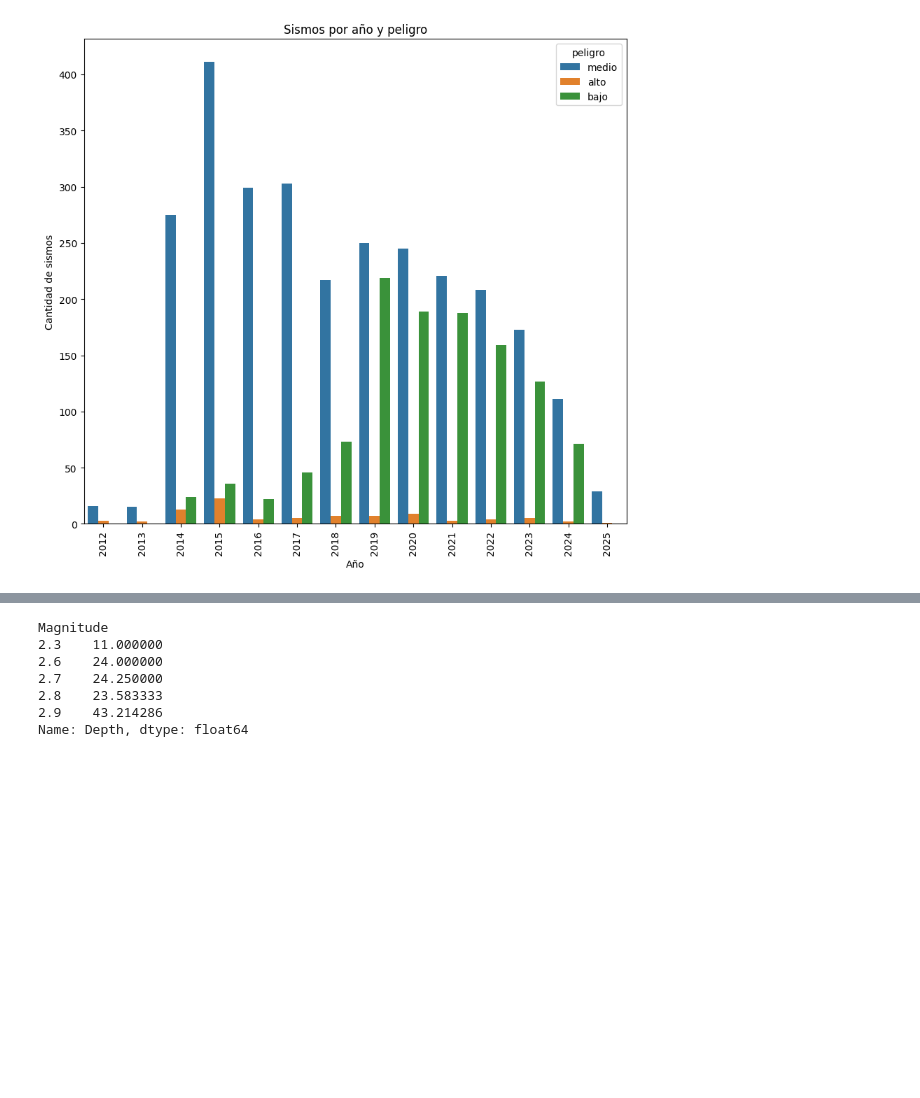
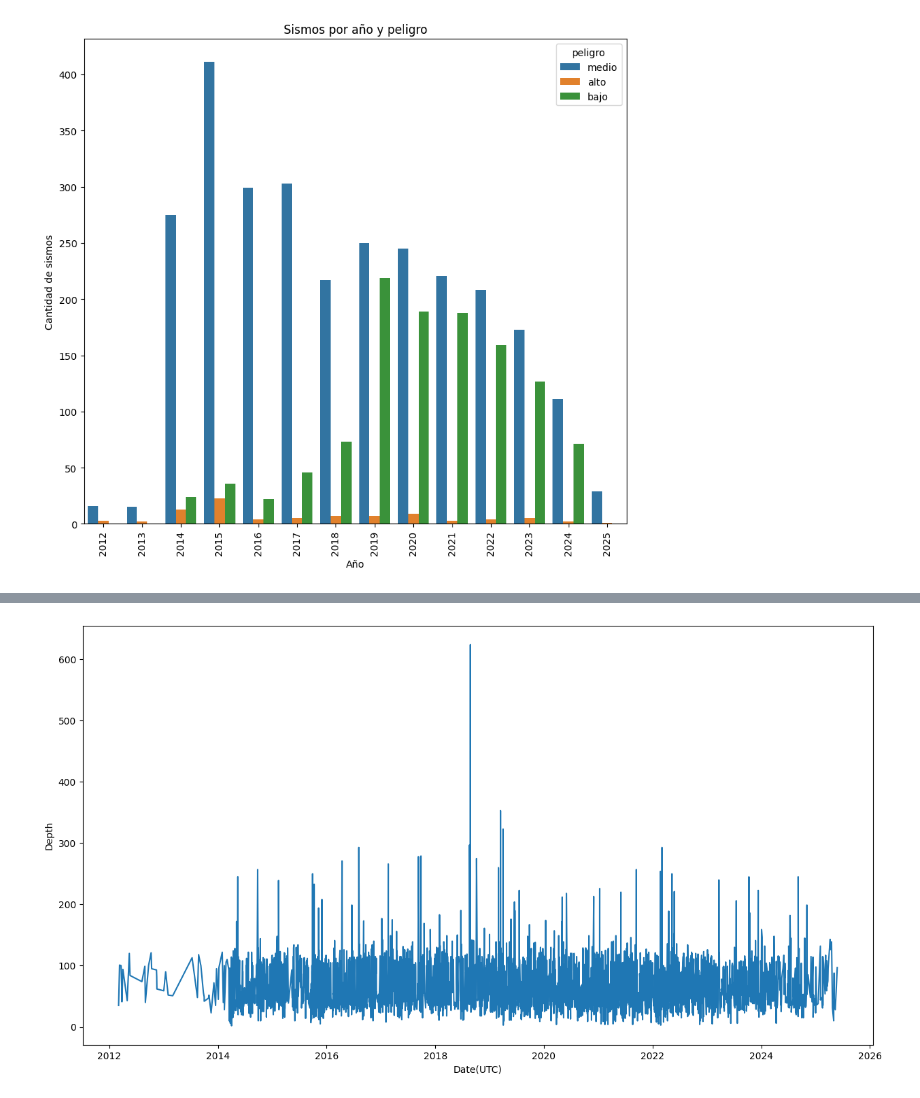
Before and after one commit to Branlut/terremos-Chile, a Jupyter notebook: analisis.ipynb, the cells around one changed output, grey strips where cells are left out. Drawn from its saved outputs; the diff is of its cells as text; code cells hidden in the pictures; blank space fills up the shorter version.

```diff
--- a/analisis.ipynb
+++ b/analisis.ipynb
@@ -133,10 +127,7 @@ grooup = df_sismos.groupby('Magnitude')['Depth'].mean()
-# %%
-grooup.head()
-# %% [output]
-Magnitude
-2.3    11.000000
-2.6    24.000000
-2.7    24.250000
-2.8    23.583333
-2.9    43.214286
-Name: Depth, dtype: float64
+# %%
+plt.figure(figsize=(15,8))
+
+sns.lineplot(data=df_sismos,x='Date(UTC)',y='Depth')
+plt.show()
+# %% [output]
+[figure, added]
```
Also changed, not shown: parts of 9 cells of this notebook.
